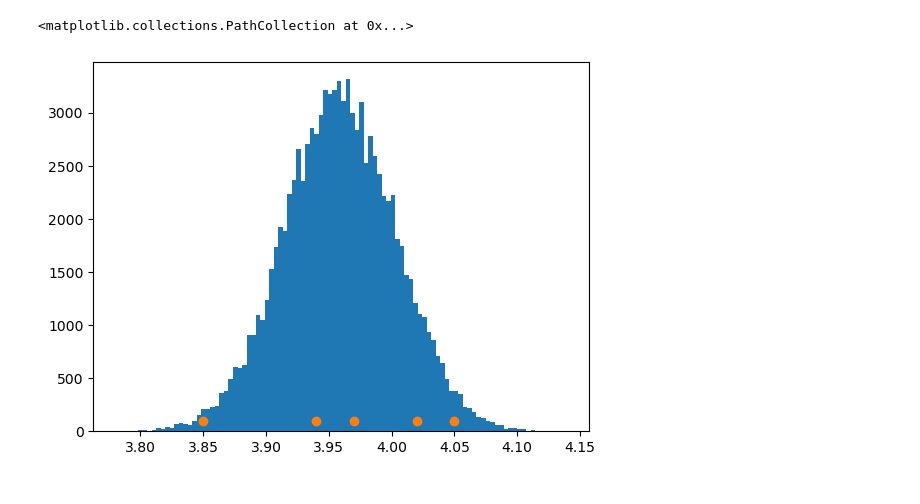
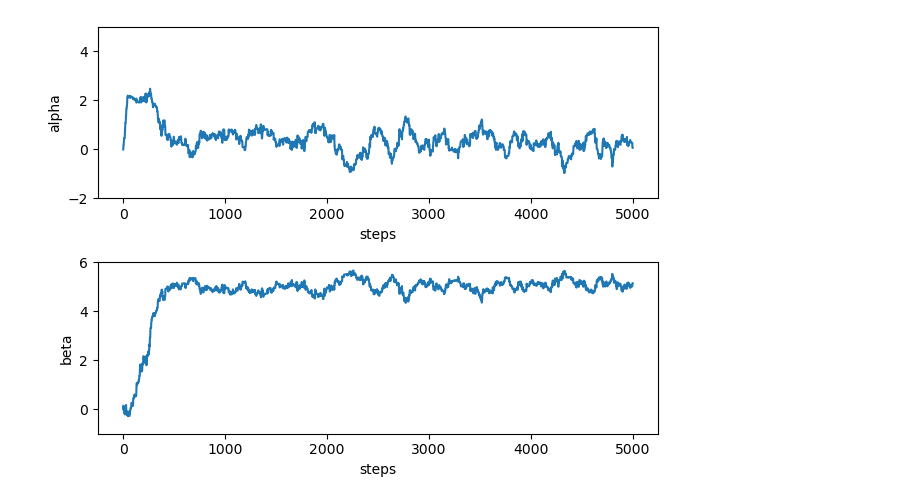
Before and after one commit to NiklasSchaaf/UQ_2023, a Jupyter notebook: homework_9/hw9_nik.ipynb, the cells around one changed output. Saved outputs shown, nothing was run; the diff lists cells and outputs as text; code cells hidden in the pictures.

```diff
--- a/homework_9/hw9_nik.ipynb
+++ b/homework_9/hw9_nik.ipynb
@@ -91 +182,17 @@ plt.plot(samples[:,0],samples[:,1], c='C1')
+# %%
+# plot convergence for first 5000 steps
+fig, axs = plt.subplots(2,1)
+axs[0].plot(samples[:5000,0])
+axs[0].set_ylim([-2,5])
+axs[0].set_ylabel('alpha')
+axs[0].set_xlabel('steps')
+
+axs[1].plot(samples[:5000,1])
+axs[1].set_ylim([-1,6])
+axs[1].set_ylabel('beta')
+axs[1].set_xlabel('steps')
+plt.tight_layout()
+plt.savefig('convergence.png', dpi=300)
+# %% [output]
+[figure, added]
 # %%
@@ -96,6 +202,0 @@ for i, sample in enumerate(samples):
-# %%
-plt.hist(det_samp[1000:], bins=100)
-plt.scatter(data, 100*np.ones_like(data),c='C1')
-# %% [output]
-<matplotlib.collections.PathCollection at 0x...>
-[figure, removed]
```
Also changed, not shown: parts of 12 cells of this notebook, 5 other files.
